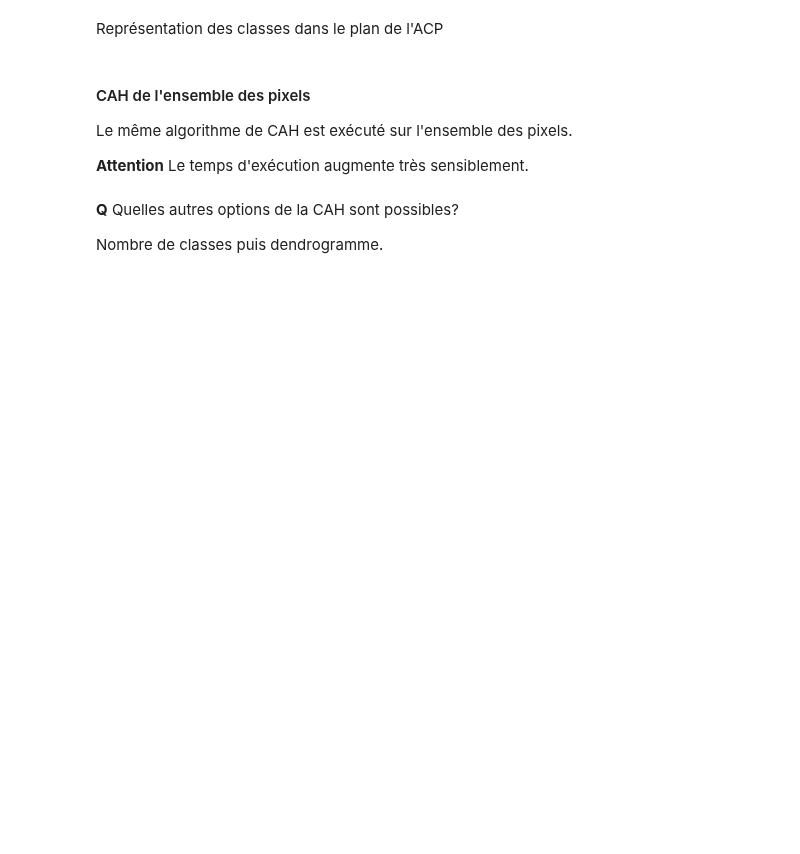
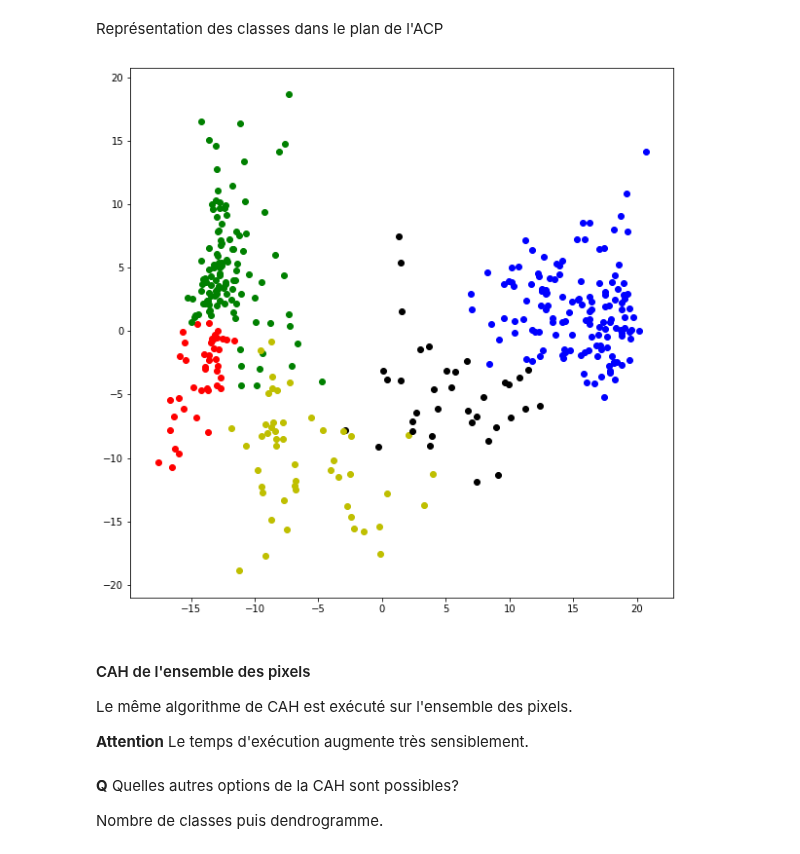
Before and after one commit to wikistat/Exploration, a Jupyter notebook: Mars/ML-Tutorial-Mars.ipynb, the cells around one changed output. Saved outputs shown, nothing was run; the diff lists cells and outputs as text; code cells hidden in the pictures; blank space fills up the shorter version.

```diff
--- a/Mars/ML-Tutorial-Mars.ipynb
+++ b/Mars/ML-Tutorial-Mars.ipynb
@@ -380,14 +458,18 @@ pd.DataFrame(classesCAH).hist()
 # %% [markdown]
 Représentation des classes dans le plan de l'ACP
 # %%
-echantillon1=C[::100,0]
-echantillon2=C[::100,1]
-coul=['b','r','g','k','y']
-plt.figure(figsize=(10,10))
-for i, j, nom, indcoul in zip(echantillon1, echantillon2, np.linspace(1, np.shape(C[::100,:])[0], num=np.shape(C[::100,:])[0]), classesCAH):
-    plt.scatter(i,j,c=coul[indcoul-1])
+echantillon1 = C[::100,0]
+echantillon2 = C[::100,1]
+coul = ['b', 'r', 'g', 'k', 'y']
+plt.figure(figsize = (10, 10))
+for i, j, nom, indcoul in zip(echantillon1, echantillon2,
+                              np.linspace(1, np.shape(C[::100,:])[0],
+                                          num=np.shape(C[::100,:])[0]), classesCAH):
+    plt.scatter(i, j, c = coul[indcoul - 1])
 #plt.axis((-2,2,-1,1))
 plt.show()
+# %% [output]
+[figure, added]
 # %% [markdown]
 #### CAH de l'ensemble des pixels
 
```
Also changed, not shown: parts of 53 cells of this notebook.
